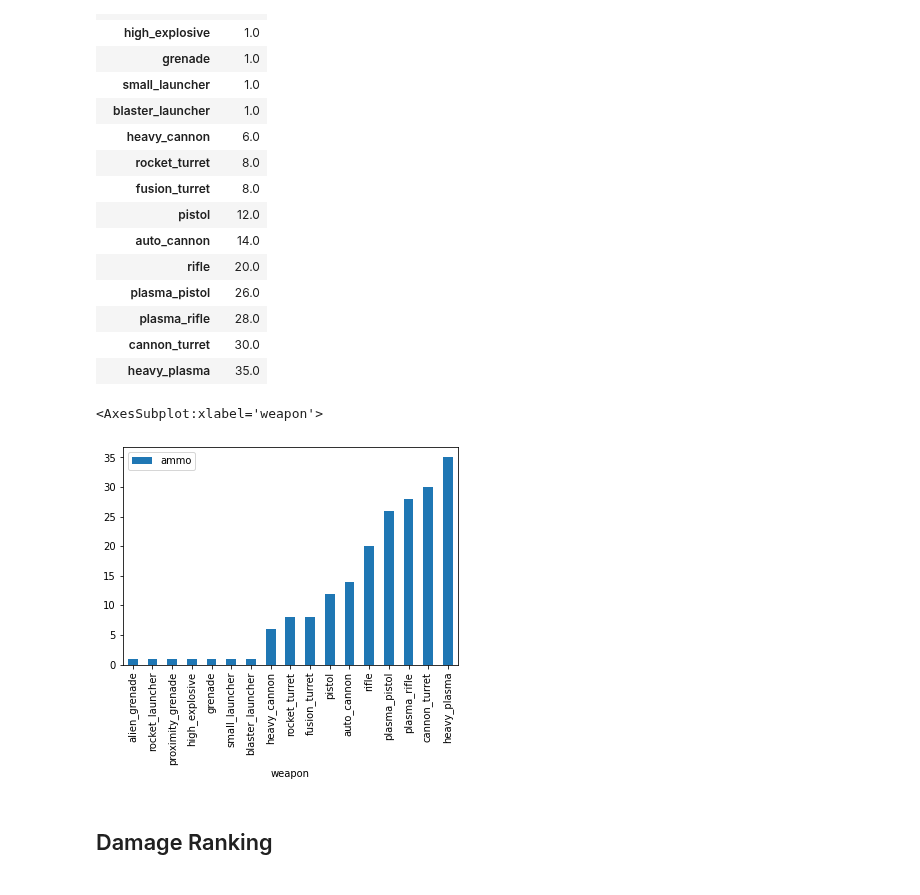
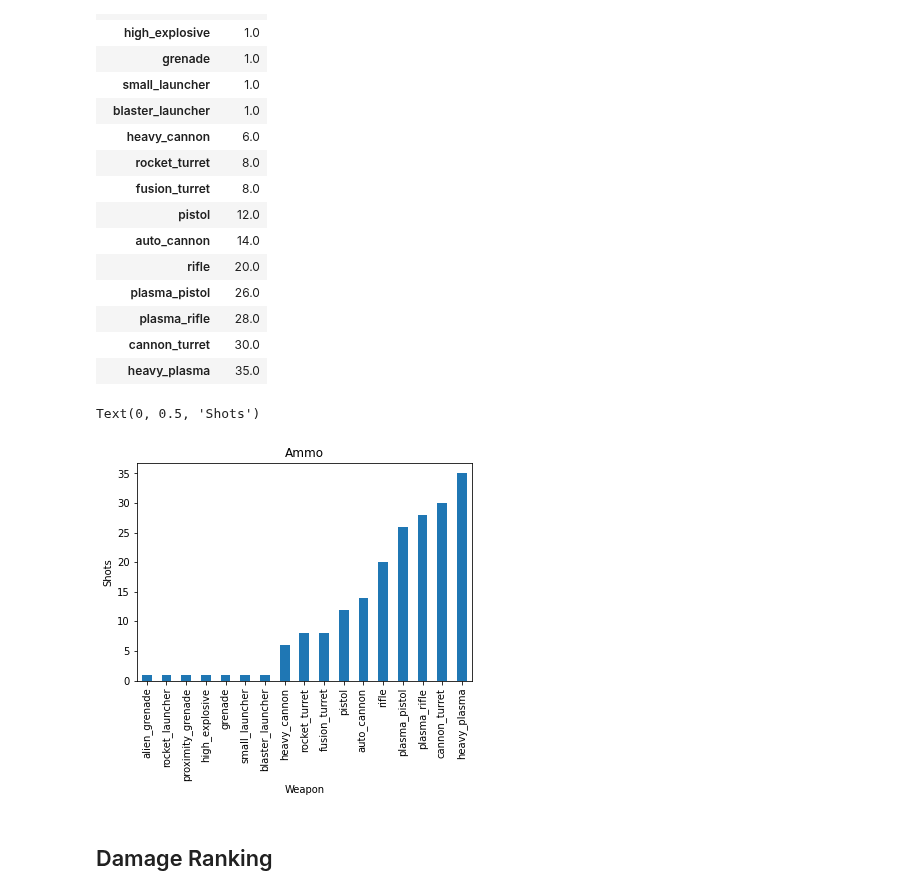
Before and after one commit to Bernardo-MG/xcom-analysis-jupyter-notebook, a Jupyter notebook: enemy_unknown/weapon_analysis.ipynb, the cells around one changed output. Saved outputs shown, nothing was run; the diff lists cells and outputs as text; code cells hidden in the pictures.

```diff
--- a/enemy_unknown/weapon_analysis.ipynb
+++ b/enemy_unknown/weapon_analysis.ipynb
@@ -231,11 +235,13 @@ weapon_ammo
 | plasma_rifle | 28.0 |
 | cannon_turret | 30.0 |
 | heavy_plasma | 35.0 |
-# %%
-weapon_ammo.plot.bar()
-# %% [output]
-<AxesSubplot:xlabel='weapon'>
-[figure, removed]
+# %%
+ax = weapon_ammo.plot.bar(title="Ammo", legend=False)
+ax.set_xlabel("Weapon")
+ax.set_ylabel("Shots")
+# %% [output]
+Text(0, 0.5, 'Shots')
+[figure, added]
 # %% [markdown]
 ## Damage Ranking
 # %% [markdown]
```
Also changed, not shown: parts of 44 cells of this notebook.
